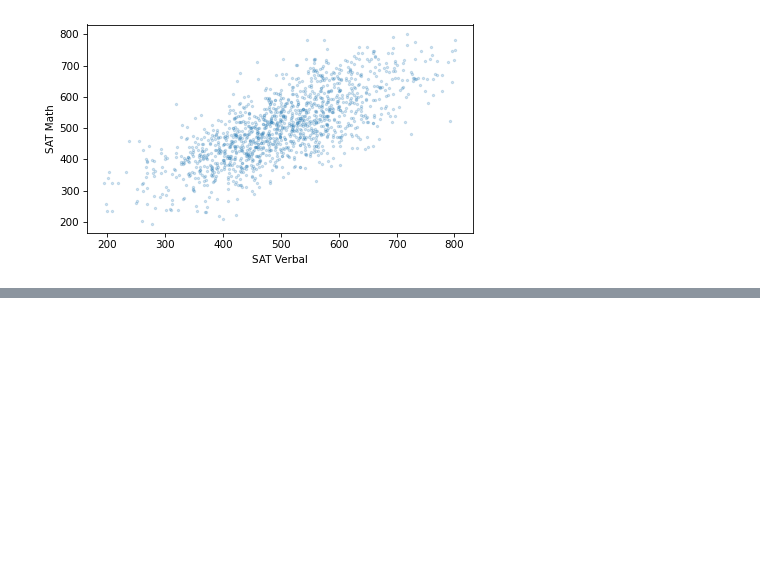
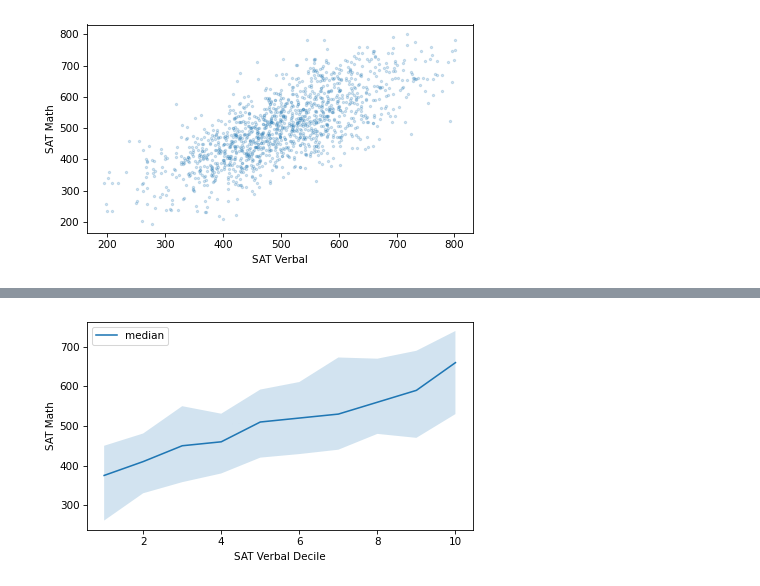
Before and after one commit to lochnes-007/EDA, a Jupyter notebook: relnbwvars.ipynb, the cells around one changed output, grey strips where cells are left out. Saved outputs shown, nothing was run; the diff lists cells and outputs as text; code cells hidden in the pictures; blank space fills up the shorter version.

Commit message:
done w decile plots

```diff
--- a/relnbwvars.ipynb
+++ b/relnbwvars.ipynb
@@ -108,3 +108,6 @@ plt.scatter(sat_verbal_jittered, sat_math_jittered, s=5, alpha=0.2)
 decorate(xlabel="SAT Verbal", ylabel="SAT Math")
 # %% [output]
 [figure]
+# %%
+deciles = pd.qcut(nlsy_valid["sat_verbal"], 10, labels=False) + 1
+deciles.value_counts().sort_index()
@@ -110,0 +157,3 @@ decorate(xlabel="SAT Verbal", ylabel="SAT Math")
+# %%
+df_groupby = nlsy_valid.groupby(deciles)
+df_groupby
@@ -110,0 +178,3 @@ decorate(xlabel="SAT Verbal", ylabel="SAT Math")
+# %%
+series_groupby = df_groupby["sat_math"]
+series_groupby.mean()
@@ -110,0 +194,4 @@ decorate(xlabel="SAT Verbal", ylabel="SAT Math")
+# %%
+low = series_groupby.quantile(0.1)
+median = series_groupby.quantile(0.5)
+high = series_groupby.quantile(0.9)
@@ -110,0 +213,7 @@ decorate(xlabel="SAT Verbal", ylabel="SAT Math")
+# %%
+xs = median.index
+plt.fill_between(xs, low, high, alpha=0.2)
+plt.plot(xs, median, label="median")
+decorate(xlabel="SAT Verbal Decile", ylabel="SAT Math")
+# %% [output]
+[figure, added]
```
Also changed, not shown: parts of 11 cells of this notebook.
